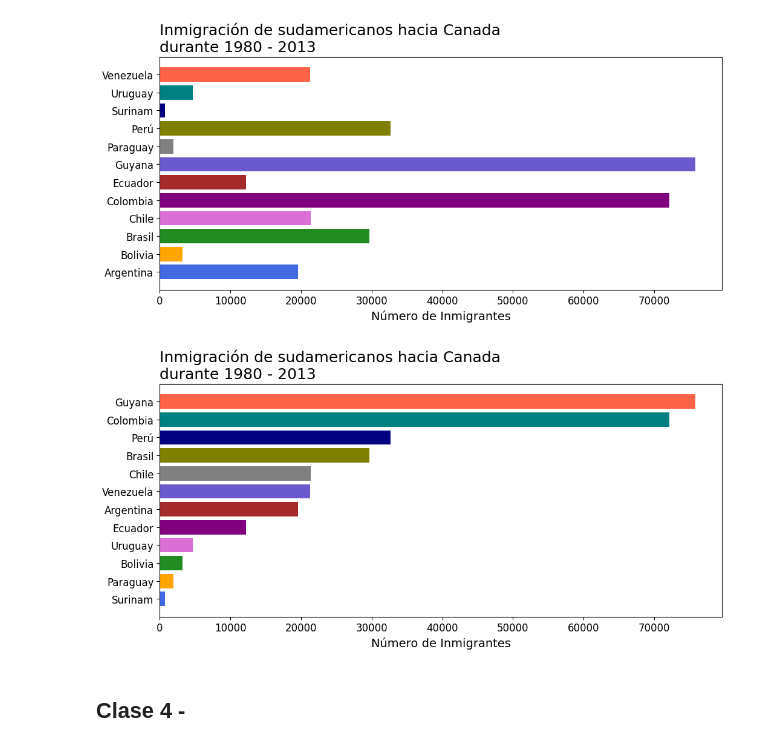
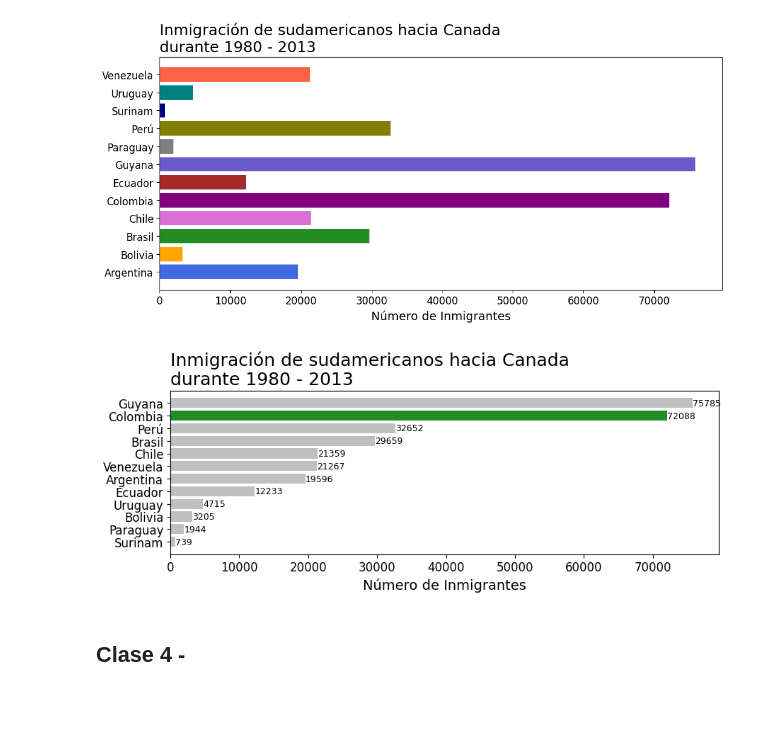
Before and after one commit to TAGARA-TECH/visualizacionDeDatos, a Jupyter notebook: visualizacion_de_datos_con_python.ipynb, the cells around one changed output. Cells and saved outputs as stored; diff of their text form; code cells hidden in the pictures; blank space fills up the shorter version.

```diff
--- a/visualizacion_de_datos_con_python.ipynb
+++ b/visualizacion_de_datos_con_python.ipynb
@@ -598,19 +598,30 @@ plt.show()
 sudamerica_sort = sudamerica.sort_values(by='Total',ascending=True)
 # %%
 colors = ['royalblue','orange','forestgreen','orchid','purple','brown','slateblue','gray','olive','navy','teal','tomato']
+colores = []
+for pais in sudamerica_sort.index:
+  if pais == 'Colombia':
+    colores.append('forestgreen')
+  else:
+    colores.append('silver')
 
-fig, ax=plt.subplots(figsize=(12,5))
+fig, ax=plt.subplots(figsize=(10,3))
 
-ax.barh(sudamerica_sort.index, sudamerica_sort['Total'],color=colors) # colores
+ax.barh(sudamerica_sort.index, sudamerica_sort['Total'],color=colores) # colores
 ax.set_title('Inmigración de sudamericanos hacia Canada\ndurante 1980 - 2013',fontsize=18, loc='left')
 ax.set_ylabel('')
 ax.set_xlabel('Número de Inmigrantes',fontsize=14)
 ax.xaxis.set_tick_params(labelsize=12)
 ax.yaxis.set_tick_params(labelsize=12)
+
+for i,j in enumerate(sudamerica_sort['Total']):
+  ax.text(j+20,i,str(j),color='black',fontsize=9,ha='left',va='center')
+
 #ax.xaxis.set_major_locator(plt.MultipleLocator(5))
 #ax.tick_params(axis='x', rotation=90)
+
 plt.show()
 # %% [output]
-[figure, old version]
+[figure, new version]
 # %% [markdown]
 ## **Clase 4 -**
```
